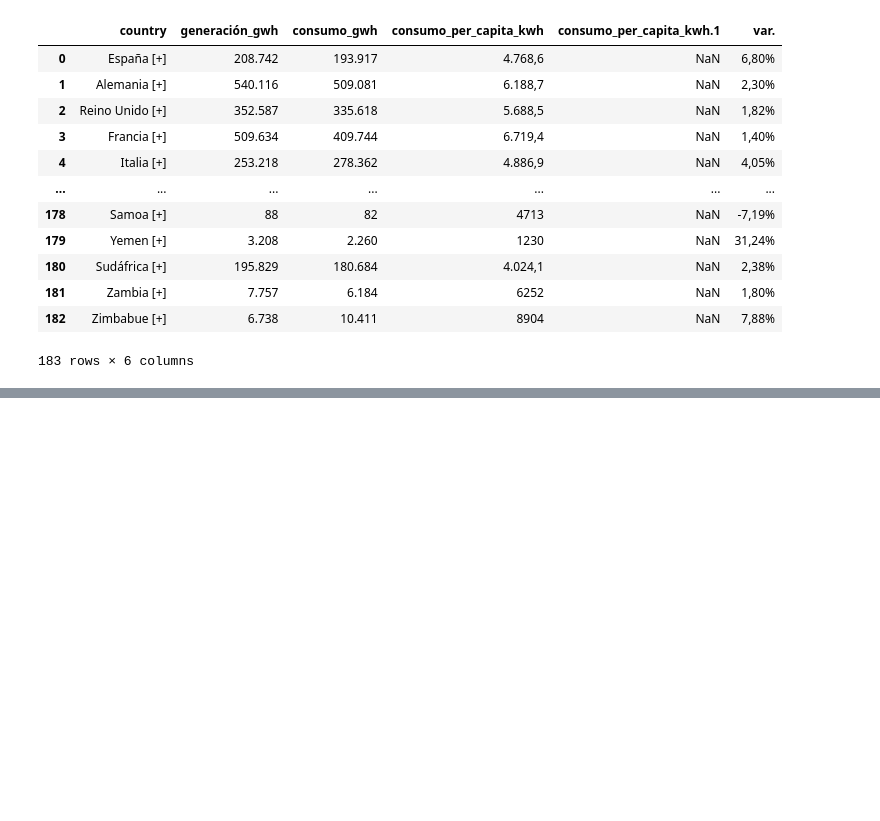
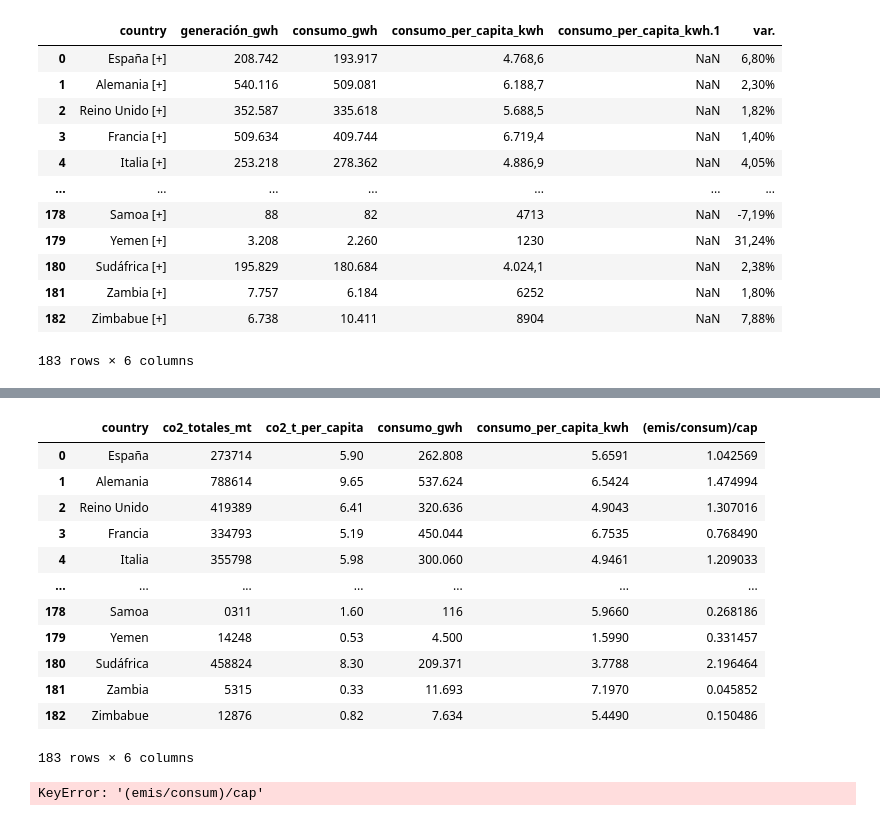
Before and after one commit to Gbau11/Proyecto, a Jupyter notebook: Groups.ipynb, the cells around one changed output, grey strips where cells are left out. Cells and saved outputs as stored; diff of their text form; code cells hidden in the pictures; blank space fills up the shorter version.

```diff
--- a/Groups.ipynb
+++ b/Groups.ipynb
@@ -404,0 +399,30 @@ Name: country, Length: 184, dtype: object
+# %%
+df_comun['consumo_per_capita_kwh'] = df_comun['consumo_per_capita_kwh'].str.replace(',', '.')
+# %%
+df_comun['consumo_per_capita_kwh'] = df_comun['consumo_per_capita_kwh'].astype(float)
+# %%
+df_comun['co2_t_per_capita'] = df_comun['co2_t_per_capita']/100
+# %%
+df_comun['consumo_per_capita_kwh'] = df_comun['consumo_per_capita_kwh']/1000
+# %%
+df_comun['(emis/consum)/cap'] = df_comun['co2_t_per_capita'] / df_comun['consumo_per_capita_kwh']
+
+df_comun
+# %% [output]
+|  | country | co2_totales_mt | co2_t_per_capita | consumo_gwh | consumo_per_capita_kwh | (emis/consum)/cap |
+| 0 | España | 273714 | 5.90 | 262.808 | 5.6591 | 1.042569 |
+| 1 | Alemania | 788614 | 9.65 | 537.624 | 6.5424 | 1.474994 |
+| 2 | Reino Unido | 419389 | 6.41 | 320.636 | 4.9043 | 1.307016 |
+| 3 | Francia | 334793 | 5.19 | 450.044 | 6.7535 | 0.768490 |
+| 4 | Italia | 355798 | 5.98 | 300.060 | 4.9461 | 1.209033 |
+| ... | ... | ... | ... | ... | ... | ... |
+| 178 | Samoa | 0311 | 1.60 | 116 | 5.9660 | 0.268186 |
+| 179 | Yemen | 14248 | 0.53 | 4.500 | 1.5990 | 0.331457 |
+| 180 | Sudáfrica | 458824 | 8.30 | 209.371 | 3.7788 | 2.196464 |
+| 181 | Zambia | 5315 | 0.33 | 11.693 | 7.1970 | 0.045852 |
+| 182 | Zimbabue | 12876 | 0.82 | 7.634 | 5.4490 | 0.150486 |
+183 rows × 6 columns
+# %%
+df_comun['(emis/consum)/cap'].describe()
+# %% [output]
+KeyError: '(emis/consum)/cap'
```
Also changed, not shown: parts of 4 cells of this notebook.
